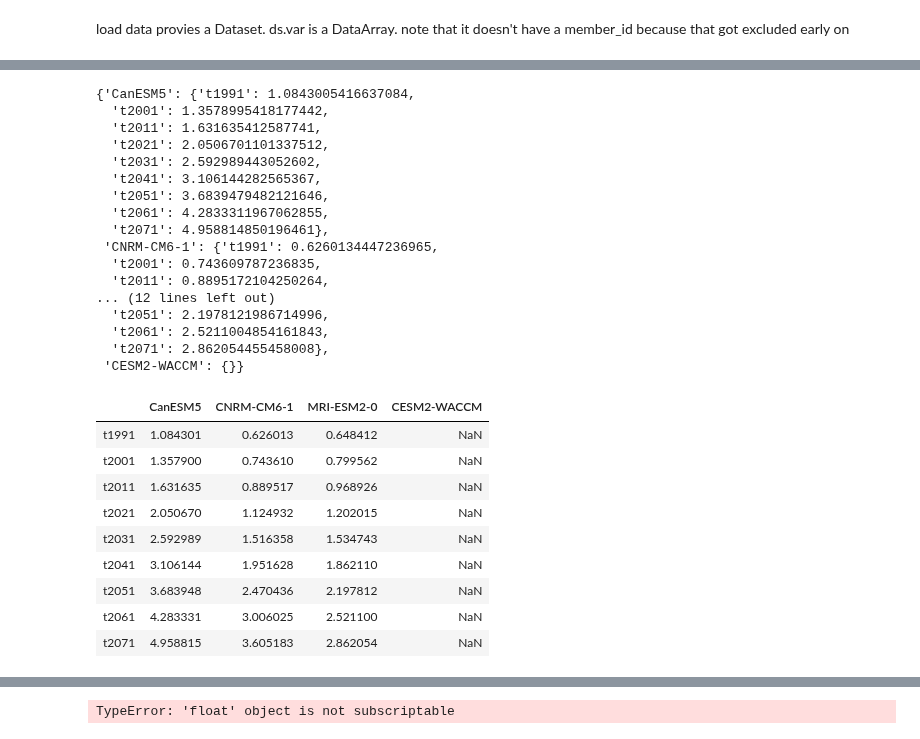
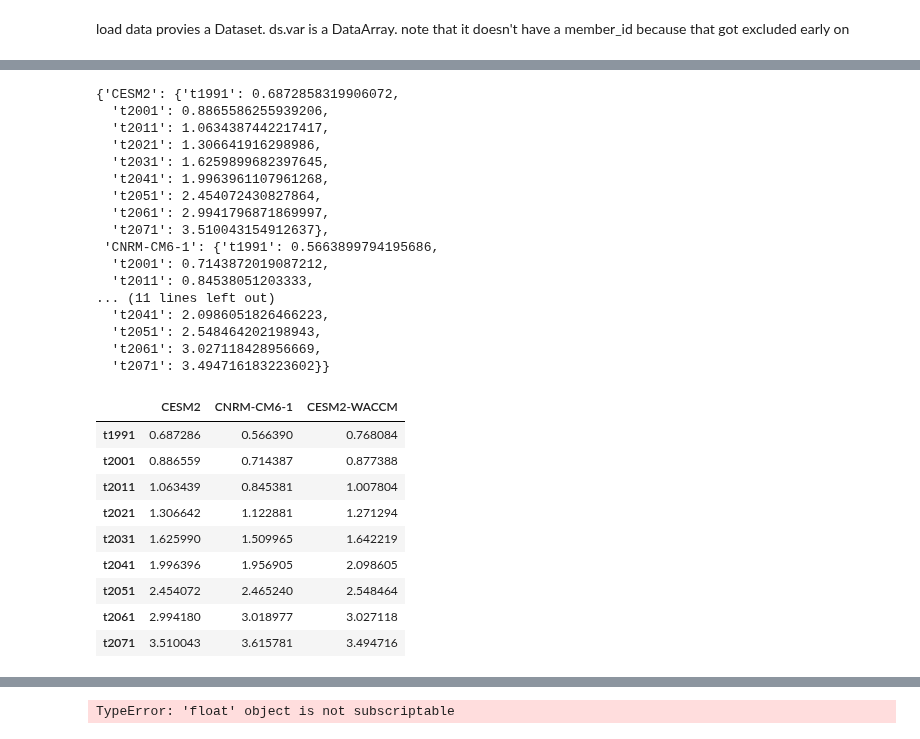
Before and after one commit to apendergrass/cmip6hack-precip, a Jupyter notebook: notebooks/mean_var_calcs.ipynb, the cells around one changed output, grey strips where cells are left out. Cells and saved outputs as stored; diff of their text form; code cells hidden in the pictures.

```diff
--- a/notebooks/mean_var_calcs.ipynb
+++ b/notebooks/mean_var_calcs.ipynb
@@ -41,7 +41,11 @@ time_slices = ([['1991','2020'],
                 ['2071','2100']])
 
 # variables we need to aggregate
-variable_ids = ['pr','tas','huss']
+# There is no huss on the cloud! abandon for now
+# variable_ids = ['pr','tas','huss']
+variable_ids = ['pr','tas']
+
+
 
 # tables needed
 table_ids = ['Amon']
@@ -357,21 +350,21 @@ for model in tresults:
 # %%
 tresults_new
 # %% [output]
-{'CanESM5': {'t1991': 1.0843005416637084,
-  't2001': 1.3578995418177442,
-  't2011': 1.631635412587741,
-  't2021': 2.0506701101337512,
-  't2031': 2.592989443052602,
-  't2041': 3.106144282565367,
-  't2051': 3.6839479482121646,
-  't2061': 4.2833311967062855,
-  't2071': 4.958814850196461},
- 'CNRM-CM6-1': {'t1991': 0.6260134447236965,
-  't2001': 0.743609787236835,
-  't2011': 0.8895172104250264,
-... (12 lines left out)
-  't2051': 2.1978121986714996,
-  't2061': 2.5211004854161843,
-  't2071': 2.862054455458008},
- 'CESM2-WACCM': {}}
+{'CESM2': {'t1991': 0.6872858319906072,
+  't2001': 0.8865586255939206,
+  't2011': 1.0634387442217417,
+  't2021': 1.306641916298986,
+  't2031': 1.6259899682397645,
+  't2041': 1.9963961107961268,
+  't2051': 2.454072430827864,
+  't2061': 2.9941796871869997,
+  't2071': 3.510043154912637},
+ 'CNRM-CM6-1': {'t1991': 0.5663899794195686,
+  't2001': 0.7143872019087212,
+  't2011': 0.84538051203333,
+... (11 lines left out)
+  't2041': 2.0986051826466223,
+  't2051': 2.548464202198943,
+  't2061': 3.027118428956669,
+  't2071': 3.494716183223602}}
 # %%
@@ -379,17 +375,21 @@ pd.DataFrame(tresults_new).to_csv('tresults_intake-esm-cheyenne.csv')
 # %%
-tresults_new=pd.read_csv('tresults_intake-esm-cheyenne.csv',index_col=0)
+if util.is_ncar_host():
+    tresults_new=pd.read_csv('tresults_intake-esm-cheyenne.csv',index_col=0)
+else:
+    tresults_new=pd.read_csv('tresults_intake-esm-cloud.csv',index_col=0)
+
 tresults_new
 # %% [output]
-|  | CanESM5 | CNRM-CM6-1 | MRI-ESM2-0 | CESM2-WACCM |
-| t1991 | 1.084301 | 0.626013 | 0.648412 | NaN |
-| t2001 | 1.357900 | 0.743610 | 0.799562 | NaN |
-| t2011 | 1.631635 | 0.889517 | 0.968926 | NaN |
-| t2021 | 2.050670 | 1.124932 | 1.202015 | NaN |
-| t2031 | 2.592989 | 1.516358 | 1.534743 | NaN |
-| t2041 | 3.106144 | 1.951628 | 1.862110 | NaN |
-| t2051 | 3.683948 | 2.470436 | 2.197812 | NaN |
-| t2061 | 4.283331 | 3.006025 | 2.521100 | NaN |
-| t2071 | 4.958815 | 3.605183 | 2.862054 | NaN |
+|  | CESM2 | CNRM-CM6-1 | CESM2-WACCM |
+| t1991 | 0.687286 | 0.566390 | 0.768084 |
+| t2001 | 0.886559 | 0.714387 | 0.877388 |
+| t2011 | 1.063439 | 0.845381 | 1.007804 |
+| t2021 | 1.306642 | 1.122881 | 1.271294 |
+| t2031 | 1.625990 | 1.509965 | 1.642219 |
+| t2041 | 1.996396 | 1.956905 | 2.098605 |
+| t2051 | 2.454072 | 2.465240 | 2.548464 |
+| t2061 | 2.994180 | 3.018977 | 3.027118 |
+| t2071 | 3.510043 | 3.615781 | 3.494716 |
 # %%
 tresults_dict=tresults_new.to_dict()
 # %%
```
Also changed, not shown: parts of 13 cells of this notebook.
